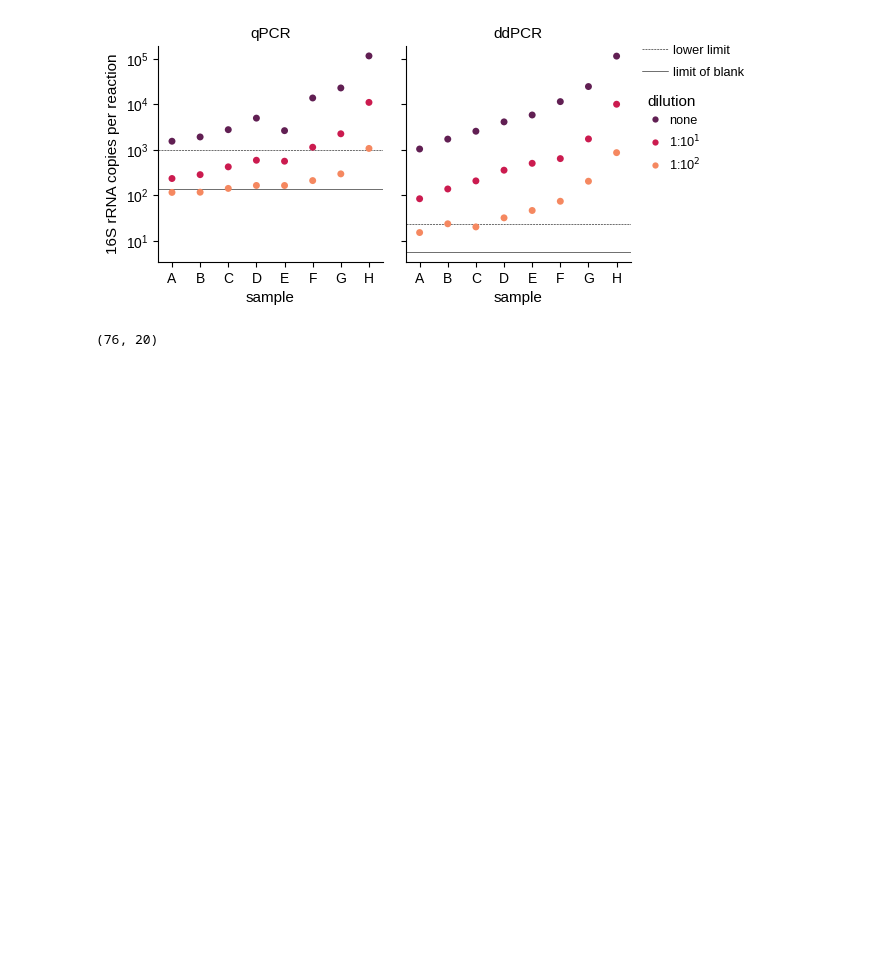
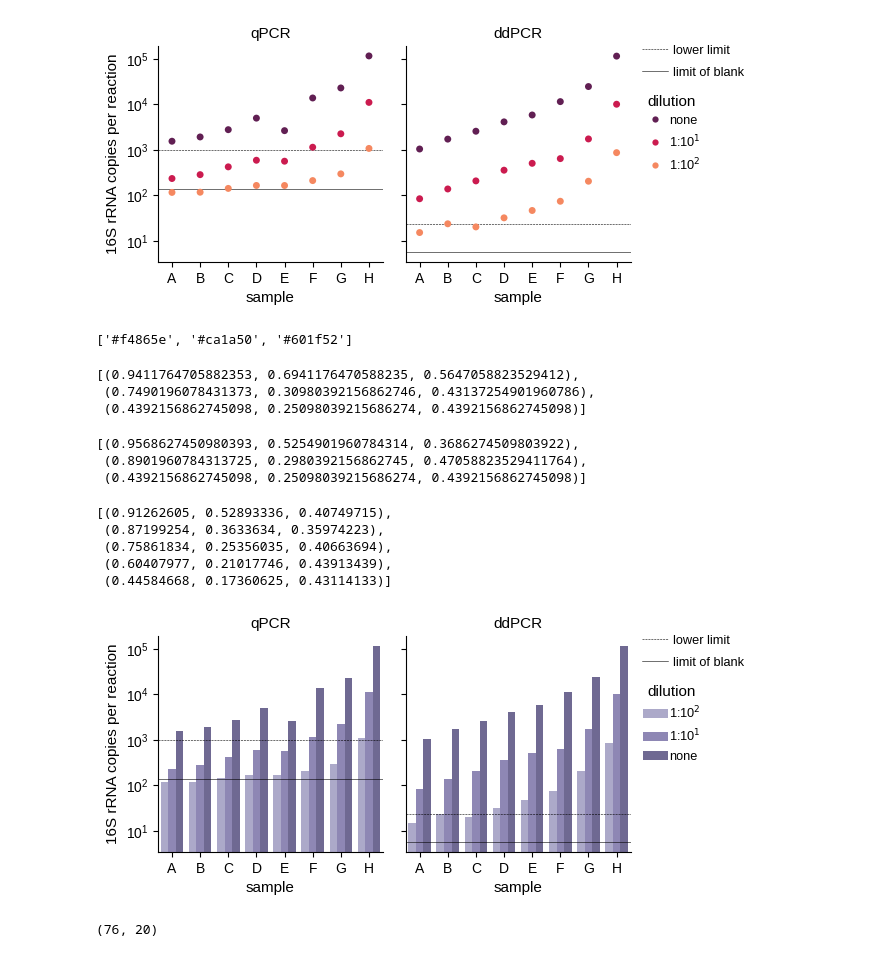
Before and after one commit to bhattlab/absolute-abundance-16s, a Jupyter notebook: manuscripts/protocol_2024/comparison_analysis_final.ipynb, the cells around one changed output. Drawn from its saved outputs; the diff is of its cells as text; code cells hidden in the pictures; blank space fills up the shorter version.

Commit message:
Update 2024 protocol plots

```diff
--- a/manuscripts/protocol_2024/comparison_analysis_final.ipynb
+++ b/manuscripts/protocol_2024/comparison_analysis_final.ipynb
@@ -1019,6 +1019,67 @@ axs[1].legend(handles, [f"none", f"1:10$^{{{1}}}$", f"1:10$^{{{2}}}$"], bbox_to_
 # %% [output]
 <matplotlib.legend.Legend at 0x...>
 [figure]
+# %%
+pal = sns.color_palette("rocket_r", 3)
+print(pal.as_hex())
+# %% [output]
+['#f4865e', '#ca1a50', '#601f52']
+# %%
+sns.color_palette(["#f0b190", "#bf4f6e", "#704070"])
+#sns.color_palette("rocket_r", 6)[0:3]
+# %% [output]
+[(0.9411764705882353, 0.6941176470588235, 0.5647058823529412),
+ (0.7490196078431373, 0.30980392156862746, 0.43137254901960786),
+ (0.4392156862745098, 0.25098039215686274, 0.4392156862745098)]
+# %%
+sns.color_palette(['#f4865e', '#e34c78', '#704070'])
+# %% [output]
+[(0.9568627450980393, 0.5254901960784314, 0.3686274509803922),
+ (0.8901960784313725, 0.2980392156862745, 0.47058823529411764),
+ (0.4392156862745098, 0.25098039215686274, 0.4392156862745098)]
+# %%
+sns.color_palette('flare', 5)
+# %% [output]
+[(0.91262605, 0.52893336, 0.40749715),
+ (0.87199254, 0.3633634, 0.35974223),
+ (0.75861834, 0.25356035, 0.40663694),
+ (0.60407977, 0.21017746, 0.43913439),
+ (0.44584668, 0.17360625, 0.43114133)]
+# %%
+fig, axs = plt.subplots(1, 2, figsize=(6.1, 2.8), sharey="row", gridspec_kw={'wspace': 0.1, 'hspace':0.7})
+
+axs[0].plot([-0.5, 7.5], [qpcr_copies_rxn_limit_of_quantification, qpcr_copies_rxn_limit_of_quantification], linestyle="dashed", color="black", linewidth=das, label="lower limit")
+axs[0].plot([-0.5, 7.5], [param_dict_qpcr["COPIES_RXN_LIMIT_OF_BLANK"], param_dict_qpcr["COPIES_RXN_LIMIT_OF_BLANK"]], linestyle="solid", color="black", linewidth=sol, label="limit of blank")
+sns.barplot(data=low, x="case", y="qpcr_copies_reaction", hue="Dilution", hue_order=[100, 10, 1], palette=sns.color_palette("Purples_d", 4)[0:3], ax=axs[0])
+axs[0].set_yscale("log")
+#axs[0].set_xlim([-0.5, 7.5])
+axs[0].set_ylabel("16S rRNA copies per reaction")
+axs[0].set_xlabel("sample")
+axs[0].set_title("qPCR")
+axs[0].minorticks_off()
+
+axs[1].plot([-0.5, 7.5], [param_dict_ddpcr["COPIES_RXN_LIMIT_OF_BLANK"], param_dict_ddpcr["COPIES_RXN_LIMIT_OF_BLANK"]], linestyle="solid", color="black", linewidth=sol)
+axs[1].plot([-0.5, 7.5], [copies_rxn_ddpcr_lod, copies_rxn_ddpcr_lod], linestyle="dashed", color="black", linewidth=das)
+sns.barplot(data=low, x="case", y="ddpcr_copies_reaction", hue="Dilution", hue_order=[100, 10, 1], palette=sns.color_palette("Purples_d", 4)[0:3], ax=axs[1])
+axs[1].set_yscale("log")
+#axs[1].set_xlim([-0.5, 7.5])
+axs[1].set_ylabel("")
+axs[1].set_xlabel("sample")
+axs[1].set_title("ddPCR")
+axs[1].minorticks_off()
+
+sns.despine()
+
+handles, labels = axs[0].get_legend_handles_labels()
+axs[0].legend(handles[0:2], labels[0:2], bbox_to_anchor=(2.128, 1.03), loc=2, borderaxespad=0., frameon=False, labelspacing=0.8, fontsize="smaller", markerscale=1, handletextpad=0.4)
+
+handles, labels = axs[1].get_legend_handles_labels()
+#axs[1].legend(handles, [f"none", f"1:10$^{{{1}}}$", f"1:10$^{{{2}}}$"], bbox_to_anchor=(1.03, 0.80), loc=2, borderaxespad=0., frameon=False, labelspacing=0.5, fontsize="smaller", markerscale=0.9, handletextpad=0.1, title="dilution")
+axs[1].legend(handles, [f"1:10$^{{{2}}}$", f"1:10$^{{{1}}}$", f"none"], bbox_to_anchor=(1.03, 0.80), loc=2, borderaxespad=0., frameon=False, labelspacing=0.5, fontsize="smaller", markerscale=0.9, handletextpad=0.1, title="dilution")
+
+#plt.savefig('redo_plots/panel_e_purple_1.pdf', format='pdf', dpi=300, bbox_inches='tight')
+# %% [output]
+[figure, added]
 # %%
 qpcrddpcr_for_scatter.shape
 # %% [output]
```
Also changed, not shown: parts of 37 cells of this notebook, 1 other file.
